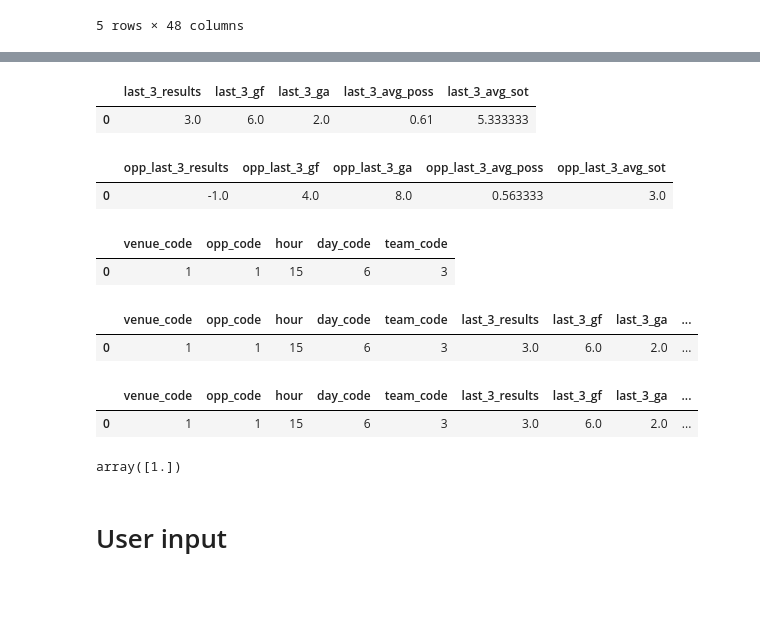
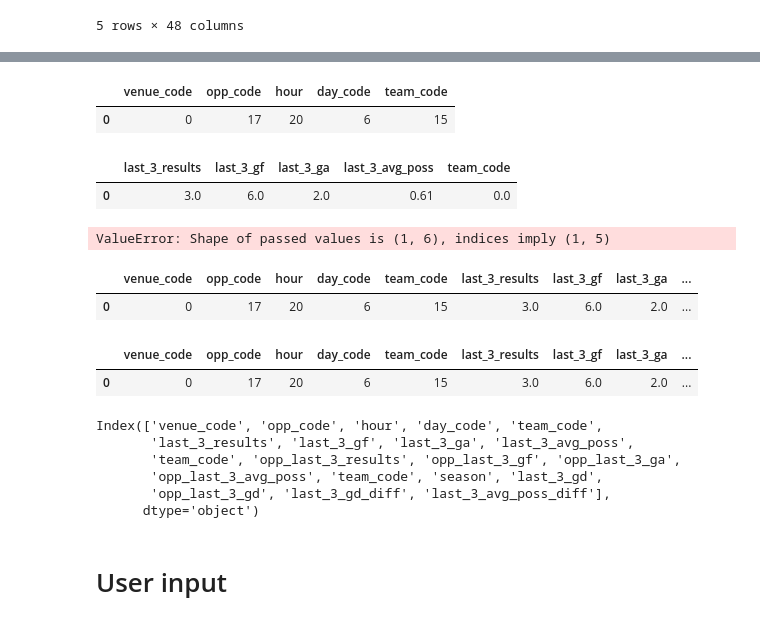
Before and after one commit to cschneggenburger/group-2-project-2, a Jupyter notebook: epl_2/dylan_model_rolling_3.ipynb, the cells around one changed output, grey strips where cells are left out. Cells and saved outputs as stored; diff of their text form; code cells hidden in the pictures; blank space fills up the shorter version.

Commit message:
rolling model 3 SNAFU

```diff
--- a/epl_2/dylan_model_rolling_3.ipynb
+++ b/epl_2/dylan_model_rolling_3.ipynb
@@ -379,24 +381,24 @@ weighted avg       0.70      0.71      0.69       874
+# %%
+user_input_columns = ["venue_code", "opp_code", "hour", "day_code", 'team_code']
+user_input = pd.read_csv("user_input.csv")
+user_input
+# %% [output]
+|  | venue_code | opp_code | hour | day_code | team_code |
+| 0 | 0 | 17 | 20 | 6 | 15 |
 # %%
-user_input_columns = ["venue_code", "opp_code", "hour", "day_code", 'team_code']
-user_input = [1, 1, 15, 6, 3]
-
-
 team_1_columns = [
 'last_3_results',
 'last_3_gf',
 'last_3_ga',
-'last_3_avg_poss',
-'last_3_avg_sot']
+'last_3_avg_poss', 'team_code']
 
 
 team_2_columns= ['last_3_results',
 'last_3_gf',
 'last_3_ga',
-'last_3_avg_poss',
-'last_3_avg_sot',]
+'last_3_avg_poss', 'team_code', 'season']
 
 opponent_columns_heading = ['opp_last_3_results',
 'opp_last_3_gf',
 'opp_last_3_ga',
-'opp_last_3_avg_poss',
-'opp_last_3_avg_sot']
+'opp_last_3_avg_poss', 'season']
@@ -403,9 +420,9 @@ opponent_columns_heading = ['opp_last_3_results',
 # %%
 # Assuming is your DataFrame, 'team_name' is the name of the team, and 'team' is the column with team names
-team_1_name = 'Arsenal'
-team_1_data = matches.loc[matches['team'] == team_1_name, team_1_columns]
-team_2_name = 'Chelsea'
-team_2_data = matches.loc[matches['team'] == team_2_name, team_2_columns]
+team_1_name = user_input.index[0]
+team_1_data = matches.loc[matches['team_code'] == team_1_name, team_1_columns]
+team_2_name = user_input.iloc[0, 1]
+team_2_data = matches.loc[matches['team_code'] == team_2_name, team_2_columns]
 # Get the last row
 last_values_1 = team_1_data.iloc[-1]
 last_values_2 = team_2_data.iloc[-1]
@@ -417,41 +434,42 @@ display(team_1_last_values)
 team_2_last_values = pd.DataFrame(last_values_2.values.reshape(1, -1), columns=opponent_columns_heading)
 display(team_2_last_values)
 #create a new dataframe with the user input using the 'user_input_columns' as column names
-user_input_df = pd.DataFrame(np.array(user_input).reshape(1, -1), columns=user_input_columns)
+user_input_df = pd.DataFrame(np.array(user_input).reshape(1, -1), columns=user_input.columns)
 display(user_input_df)
 # %% [output]
-|  | last_3_results | last_3_gf | last_3_ga | last_3_avg_poss | last_3_avg_sot |
-| 0 | 3.0 | 6.0 | 2.0 | 0.61 | 5.333333 |
+|  | last_3_results | last_3_gf | last_3_ga | last_3_avg_poss | team_code |
+| 0 | 3.0 | 6.0 | 2.0 | 0.61 | 0.0 |
-|  | opp_last_3_results | opp_last_3_gf | opp_last_3_ga | opp_last_3_avg_poss | opp_last_3_avg_sot |
-| 0 | -1.0 | 4.0 | 8.0 | 0.563333 | 3.0 |
-|  | venue_code | opp_code | hour | day_code | team_code |
-| 0 | 1 | 1 | 15 | 6 | 3 |
+ValueError: Shape of passed values is (1, 6), indices imply (1, 5)
 # %%
 #concatenate the 'user_input_df''team_1_last_values', and 'team_2_last_values', DataFrames along the columns
 combined_df = pd.concat([user_input_df, team_1_last_values, team_2_last_values], axis=1)
 combined_df
 # %% [output]
 |  | venue_code | opp_code | hour | day_code | team_code | last_3_results | last_3_gf | last_3_ga | ... |
-| 0 | 1 | 1 | 15 | 6 | 3 | 3.0 | 6.0 | 2.0 | ... |
+| 0 | 0 | 17 | 20 | 6 | 15 | 3.0 | 6.0 | 2.0 | ... |
 # %%
 #Calculate the comparison stats and add them to the dataframecomparison Stats
 def calculate_differentials(combined_df, window):
     # Calculate the stat difference between the team and the opponent
     combined_df['last_{}_gd'.format(window)] = combined_df['last_{}_gf'.format(window)] - combined_df['last_{}_ga'.format(window)]
     combined_df['opp_last_{}_gd'.format(window)] = combined_df['opp_last_{}_gf'.format(window)] - combined_df['opp_last_{}_ga'.format(window)]
     combined_df['last_{}_gd_diff'.format(window)] = combined_df['last_{}_gd'.format(window)] - combined_df['opp_last_{}_gd'.format(window)]
     combined_df['last_{}_avg_poss_diff'.format(window)] = combined_df['last_{}_avg_poss'.format(window)] - combined_df['opp_last_{}_avg_poss'.format(window)]
-    combined_df['last_{}_avg_sot_diff'.format(window)] = combined_df['last_{}_avg_sot'.format(window)] - combined_df['opp_last_{}_avg_sot'.format(window)]
 
     return combined_df
 
 combined_df = calculate_differentials(combined_df, 3)
 combined_df.head()
 # %% [output]
 |  | venue_code | opp_code | hour | day_code | team_code | last_3_results | last_3_gf | last_3_ga | ... |
-| 0 | 1 | 1 | 15 | 6 | 3 | 3.0 | 6.0 | 2.0 | ... |
+| 0 | 0 | 17 | 20 | 6 | 15 | 3.0 | 6.0 | 2.0 | ... |
 # %%
-preds = rf_model.predict(combined_df)
-preds
+# preds = rf_model.predict(combined_df)
+combined_df.columns
 # %% [output]
-array([1.])
+Index(['venue_code', 'opp_code', 'hour', 'day_code', 'team_code',
+       'last_3_results', 'last_3_gf', 'last_3_ga', 'last_3_avg_poss',
+       'team_code', 'opp_last_3_results', 'opp_last_3_gf', 'opp_last_3_ga',
+       'opp_last_3_avg_poss', 'team_code', 'season', 'last_3_gd',
+       'opp_last_3_gd', 'last_3_gd_diff', 'last_3_avg_poss_diff'],
+      dtype='object')
```
Also changed, not shown: parts of 10 cells of this notebook, 2 other files.
